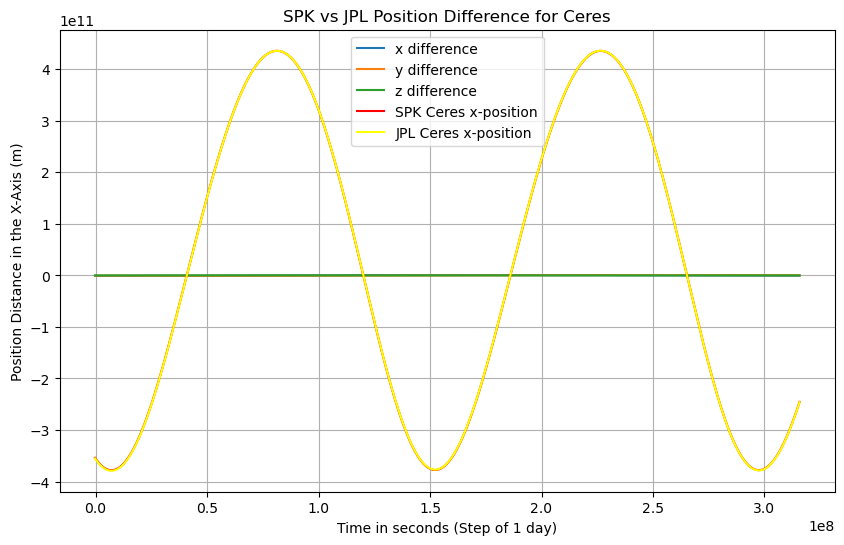
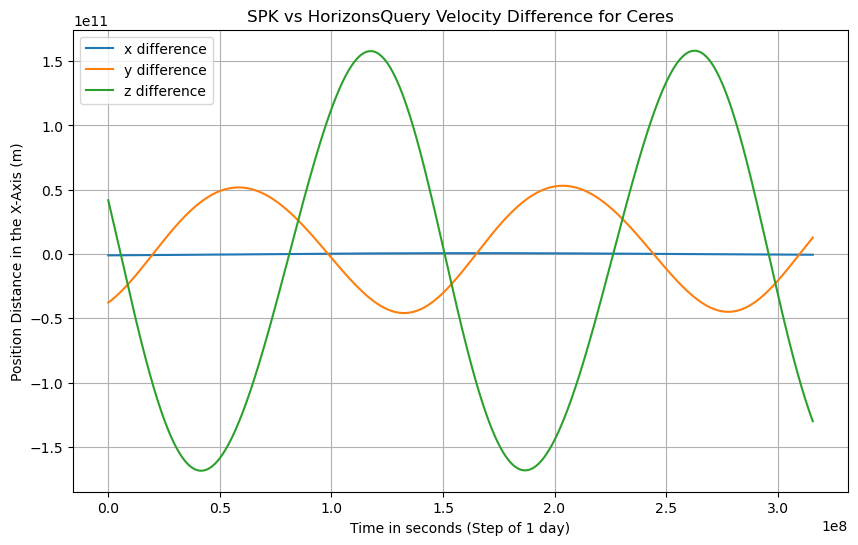
Unified diff of the notebook cell whose output changed from the first chart to the second:
--- before
+++ after
@@ -9,6 +9,6 @@
 plt.plot(times, diff_z, label='z difference')
 
-plt.plot(times, x_SPK_Ceres, label='SPK Ceres x-position', color='red')
-plt.plot(times, x_JPL_Ceres, label='JPL Ceres x-position', color='yellow')
+# plt.plot(times, x_SPK_Ceres, label='SPK Ceres x-position', color='red')
+# plt.plot(times, x_JPL_Ceres, label='JPL Ceres x-position', color='yellow')
 # plt.plot(t_TU3_days, x_TU3, label='z difference', color='red')        # Tudat x-position
 # plt.plot(t_TU3_days, x_JPL, label='z difference', color='yellow')     # JPL x-position
@@ -16,5 +16,5 @@
 plt.xlabel('Time in seconds (Step of 1 day)')
 plt.ylabel('Position Distance in the X-Axis (m)')
-plt.title('SPK vs JPL Position Difference for Ceres')
+plt.title('SPK vs HorizonsQuery Velocity Difference for Ceres')
 
 plt.legend()
@@ -36,5 +36,5 @@
 plt.xlabel('Time in seconds (Step of 1 day)')
 plt.ylabel('Velocity Difference (m/s)')
-plt.title('SPK vs JPL Velocity Difference for Ceres')
+plt.title('SPK vs HorizonsQuery Velocity Difference for Ceres')
 
 plt.legend()

Commit: Testing difference SPK and HorizonsQuery